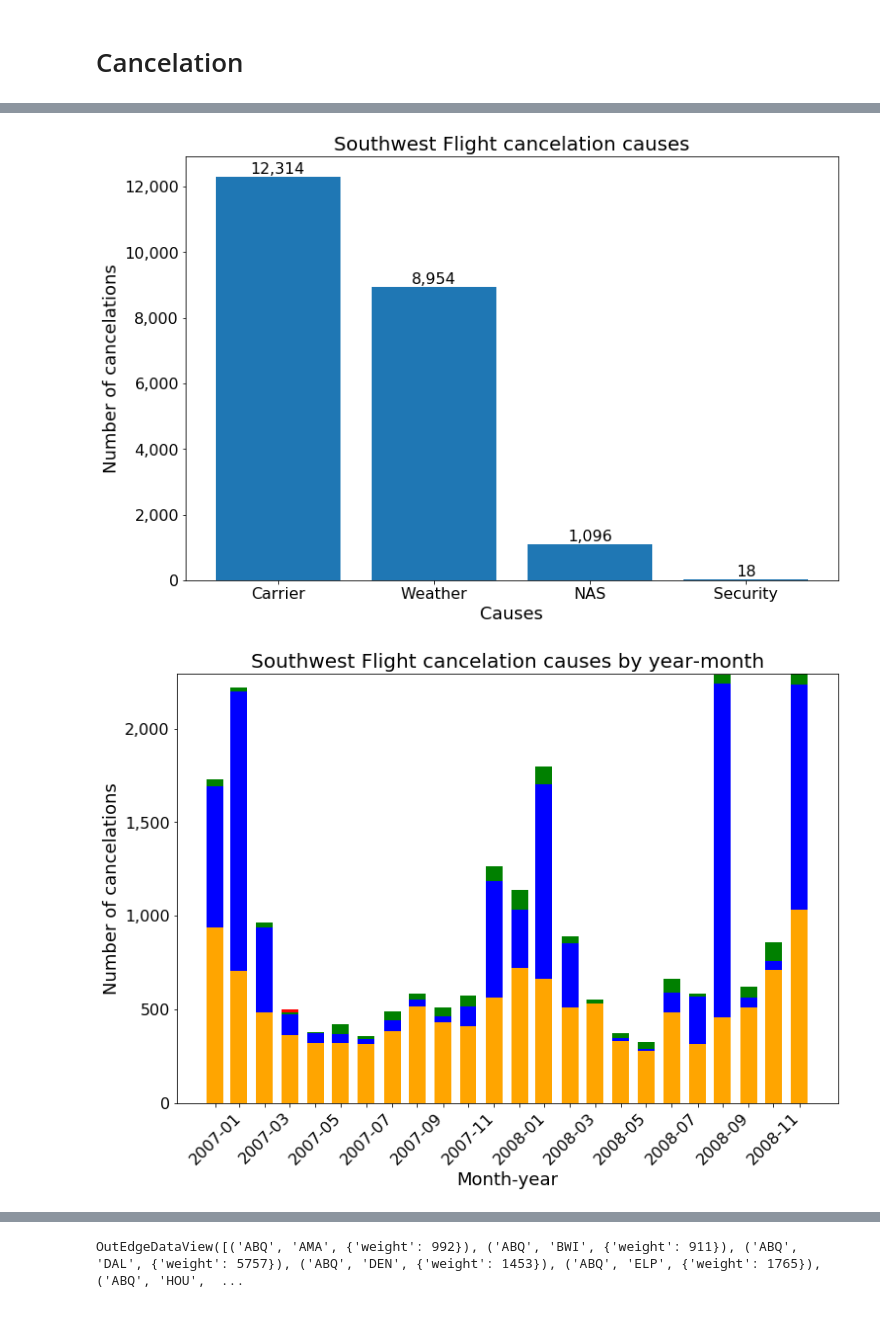
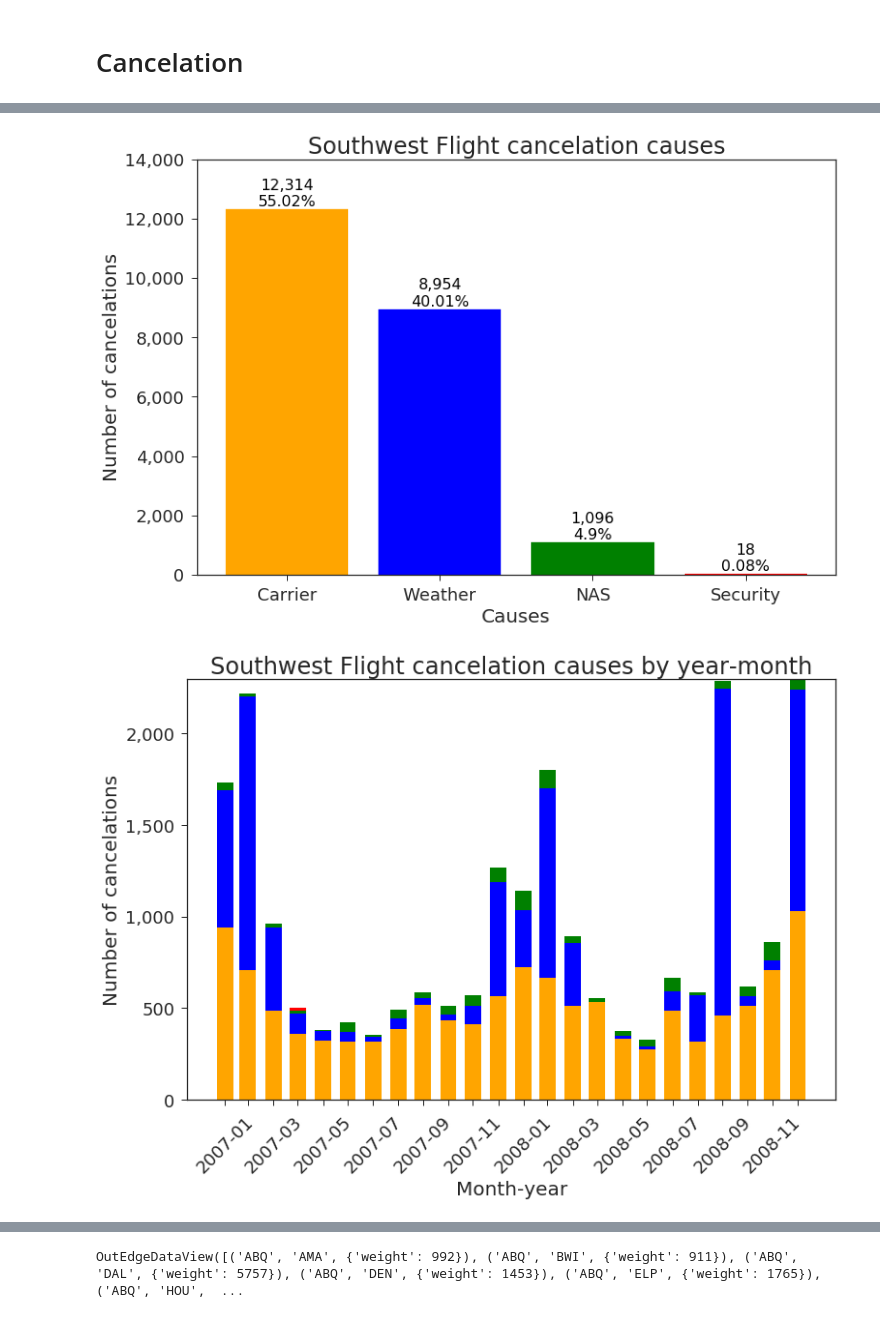
Before and after one commit to Zibski/Airline-on-time, a Jupyter notebook: Data Exploration.ipynb, the cells around one changed output, grey strips where cells are left out. Drawn from its saved outputs; the diff is of its cells as text; code cells hidden in the pictures.

```diff
--- a/Data Exploration.ipynb
+++ b/Data Exploration.ipynb
@@ -225,13 +227,13 @@ fig = plt.figure(figsize=(16, 8))
 Months = ['Jan', 'Feb', 'Mar', 'Apr', 'May', 'Jun',
          'Jul', 'Aug', 'Sep', 'Oct', 'Nov', 'Dec']
 
-p1 = plt.bar(y1.index, y1.values.reshape(len(y1),),color='red')
+p1 = plt.bar(y1.index, y1.values.reshape(len(y1),),color='red', width=0.9)
 p2 = plt.bar(y2.index, (y2.values.reshape(len(y2),) - y1.values.reshape(len(y1),)),
-             bottom=y1.values.reshape(len(y1),), color='blue')
+             bottom=y1.values.reshape(len(y1),), color='blue', width=0.9)
 
 plt.ylabel('Number of flights', fontsize=22)
 plt.title('Number of total and delayed Southwest flights\nData from 2007 and 2008', fontsize=24)
-#plt.legend(['Delayed', 'On time'], fontsize=16, bbox_to_anchor=(1.05, 1))
+plt.legend(['Delayed', 'Total'], fontsize=16, bbox_to_anchor=(1.05, 1))
 plt.xticks(y1.index,(Months), fontsize=20)
 plt.yticks(fontsize=20)
 ax = plt.gca()
@@ -242,7 +244,7 @@ i=0
 for bar1 in p1:
     plt.gca().text(bar1.get_x() + bar1.get_width()/2,
                     bar1.get_height() + 3000, str(format(y1.iloc[i].values[0], ',')) + '\n' + str(round(100*y1.iloc[i].values[0]/y2.iloc[i].values[0],2)) + '%',
-                    ha='center', color='black', fontsize=16)
+                    ha='center', color='white', fontsize=16)
     i+=1
 i=0
 for bar2 in p2:
@@ -264,7 +266,7 @@ y2 = df[['Month']].groupby([df.index.dayofweek]).count()
 
 width = 0.35
 
-fig = plt.figure(figsize=(18, 11))
+fig = plt.figure(figsize=(16, 8))
 
 Days = ['Mon', 'Tue', 'Wed', 'Thr', 'Fri', 'Sat', 'Sun']
 
@@ -274,29 +276,18 @@ p2 = plt.bar(y2.index, (y2.values.reshape(len(y2),) - y1.values.reshape(len(y1),
 
 plt.ylabel('Number of flights', fontsize=20)
 plt.title('Number of total and delayed Southwest flights\nData from 2007 and 2008', fontsize=24)
-#plt.legend(['Delayed', 'On time'], fontsize=16)
+plt.legend(['Delayed', 'Total'], fontsize=16, bbox_to_anchor=(1.05, 1))
 plt.xticks(y1.index,(Days), fontsize=20)
 plt.yticks(fontsize=20)
 ax = plt.gca()
 ax.get_yaxis().set_major_formatter(
     matplotlib.ticker.FuncFormatter(lambda x, p: format(int(x), ',')))
 
-#for bar1 in p1:
-#    plt.gca().text(bar1.get_x() + bar1.get_width()/2,
-#                    bar1.get_height() + 3000, format(int(bar1.get_height()), ','),
-#                    ha='center', color='white', fontsize=18)
-#i=0
-#for bar2 in p2:
-#    plt.gca().text(bar2.get_x() + bar2.get_width()/2,
-#                    bar2.get_height() + y1.values[i] + 3000, format(int(bar2.get_height()), ','),
-#                    ha='center', color='black', fontsize=18)
-#    i+=1
-#############
 i=0
 for bar1 in p1:
     plt.gca().text(bar1.get_x() + bar1.get_width()/2,
                     bar1.get_height() + 3000, str(format(y1.iloc[i].values[0], ',')) + '\n' + str(round(100*y1.iloc[i].values[0]/y2.iloc[i].values[0],2)) + '%',
-                    ha='center', color='black', fontsize=16)
+                    ha='center', color='white', fontsize=16)
     i+=1
 i=0
 for bar2 in p2:
@@ -334,29 +330,34 @@ plt.show()
 # %%
 CancFlights = df[(df.Status == 4)]
 
 z = df[['CancellationCode', 'Month']].groupby(['CancellationCode']).count()
 codes = ['Carrier', 'Weather', 'NAS', 'Security']
 plt.figure(figsize=(12, 8))
 #plt.figure(figsize=(12, 8))
 ind=np.arange(4)
-plt.xticks(ind,(codes), fontsize=16)
+plt.xticks(ind,(codes), fontsize=18)
 p = plt.bar(ind, z.values.reshape(4,))
-plt.ylabel('Number of cancelations', fontsize=18)
-plt.title('Southwest Flight cancelation causes', fontsize=20)
-plt.xlabel('Causes', fontsize=18)
-plt.yticks(fontsize=16)
+plt.ylabel('Number of cancelations', fontsize=20)
+plt.title('Southwest Flight cancelation causes', fontsize=24)
+plt.xlabel('Causes', fontsize=20)
+plt.yticks(fontsize=18)
+axes = plt.gca()
+axes.set_ylim([0,14000])
 for bar1 in p:
     plt.gca().text(bar1.get_x() + bar1.get_width()/2,
-                    bar1.get_height() + 100, format(int(bar1.get_height()), ','),
+                    bar1.get_height() + 100, str(format(int(bar1.get_height()), ','))+'\n'+str(round(100*int(bar1.get_height())/len(CancFlights),2))+'%',
                     ha='center', color='black', fontsize=16)
 
 ax = plt.gca()
 ax.get_yaxis().set_major_formatter(
     matplotlib.ticker.FuncFormatter(lambda x, p: format(int(x), ',')))
-
+p[0].set_color('orange')
+p[1].set_color('blue')
+p[2].set_color('green')
+p[3].set_color('red')
 plt.show()
 # %% [output]
-[figure, old version]
+[figure, new version]
 # %%
 #Could be side-by-side with previous one, previous one could have the same color coding
 
@@ -370,11 +371,11 @@ b = plt.bar(g.index, g['NasCancelation'].values, width=20,
             bottom = (g['CarrierCancelation'].values+g['WeatherCancelation'].values), color='green')
 b = plt.bar(g.index, g['SecurityCancelation'].values, width=20,
        bottom = (g['CarrierCancelation'].values+g['WeatherCancelation'].values+g['NasCancelation'].values), color='red')
-plt.title('Southwest Flight cancelation causes by year-month', fontsize=20)
-plt.ylabel('Number of cancelations', fontsize=18)
-plt.xlabel('Month-year', fontsize=18)
-plt.xticks(fontsize=16, rotation=45)
-plt.yticks(fontsize=16)
+plt.title('Southwest Flight cancelation causes by year-month', fontsize=24)
+plt.ylabel('Number of cancelations', fontsize=20)
+plt.xlabel('Month-year', fontsize=20)
+plt.xticks(fontsize=18, rotation=45)
+plt.yticks(fontsize=18)
 ax = plt.gca()
 ax.get_yaxis().set_major_formatter(
     matplotlib.ticker.FuncFormatter(lambda x, p: format(int(x), ',')))
@@ -388,5 +389,5 @@ for label in ax.get_xaxis().get_ticklabels()[::2]:
 
 plt.show()
 # %% [output]
-[figure, old version]
+[figure, new version]
 # %%
```
Also changed, not shown: parts of 17 cells of this notebook.
